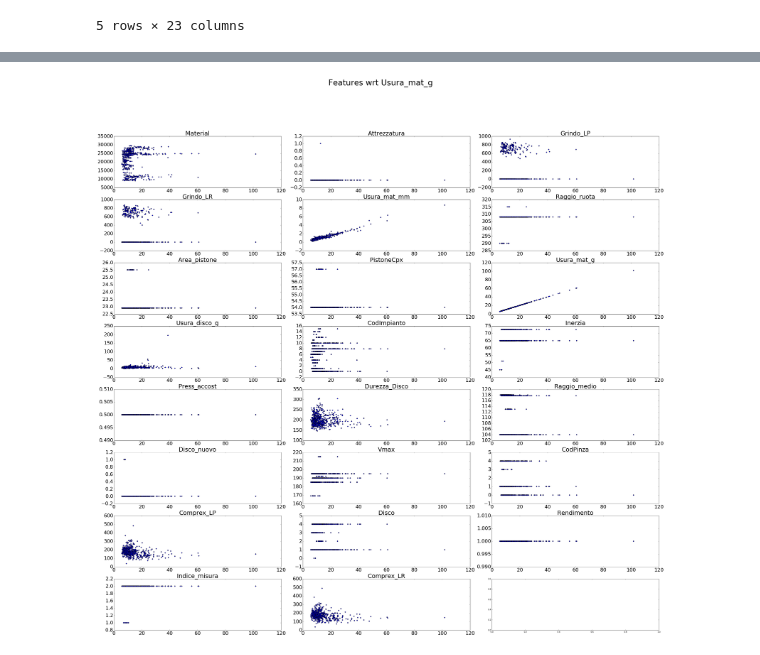
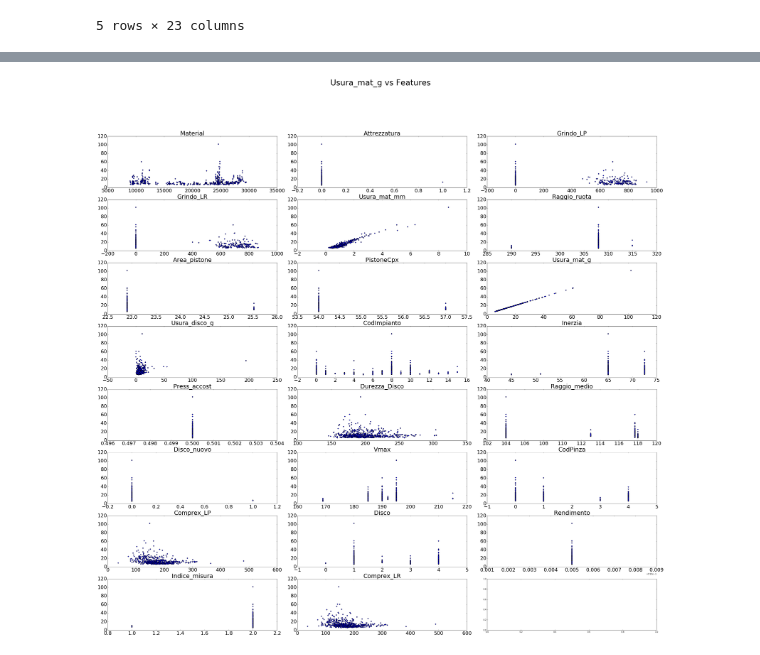
Before and after one commit to Piccettino/VarGroup-hackaton-may2017, a Jupyter notebook: Exploration_prove.ipynb, the cells around one changed output, grey strips where cells are left out. Drawn from its saved outputs; the diff is of its cells as text; code cells hidden in the pictures.

```diff
--- a/Exploration_prove.ipynb
+++ b/Exploration_prove.ipynb
@@ -42,18 +85,19 @@ df_data_1.describe()
 # %%
+# Plot distribution of the target value (Usura_mat_g) with respect to the features
 fig, axarr = plt.subplots(8, 3,figsize=(40, 40))
-fig.suptitle("Features wrt Usura_mat_g", fontsize=40)
+fig.suptitle("Usura_mat_g vs Features", fontsize=40)
 
 for index,col in enumerate(df_data_1.columns):
     i = index%8
     j = index%3
-    axarr[i,j].scatter(df_data_1['Usura_mat_g'], df_data_1[col])
+    axarr[i,j].scatter(df_data_1[col], df_data_1['Usura_mat_g'])
     axarr[i,j].set_title(col, size=30)
     axarr[i,j].tick_params(labelsize=25)
 
 fig.tight_layout()
 fig.subplots_adjust(top=0.88)
 
 plt.show()
 # %% [output]
-[figure, old version]
+[figure, new version]
 # %%
```
Also changed, not shown: parts of 14 cells of this notebook.
